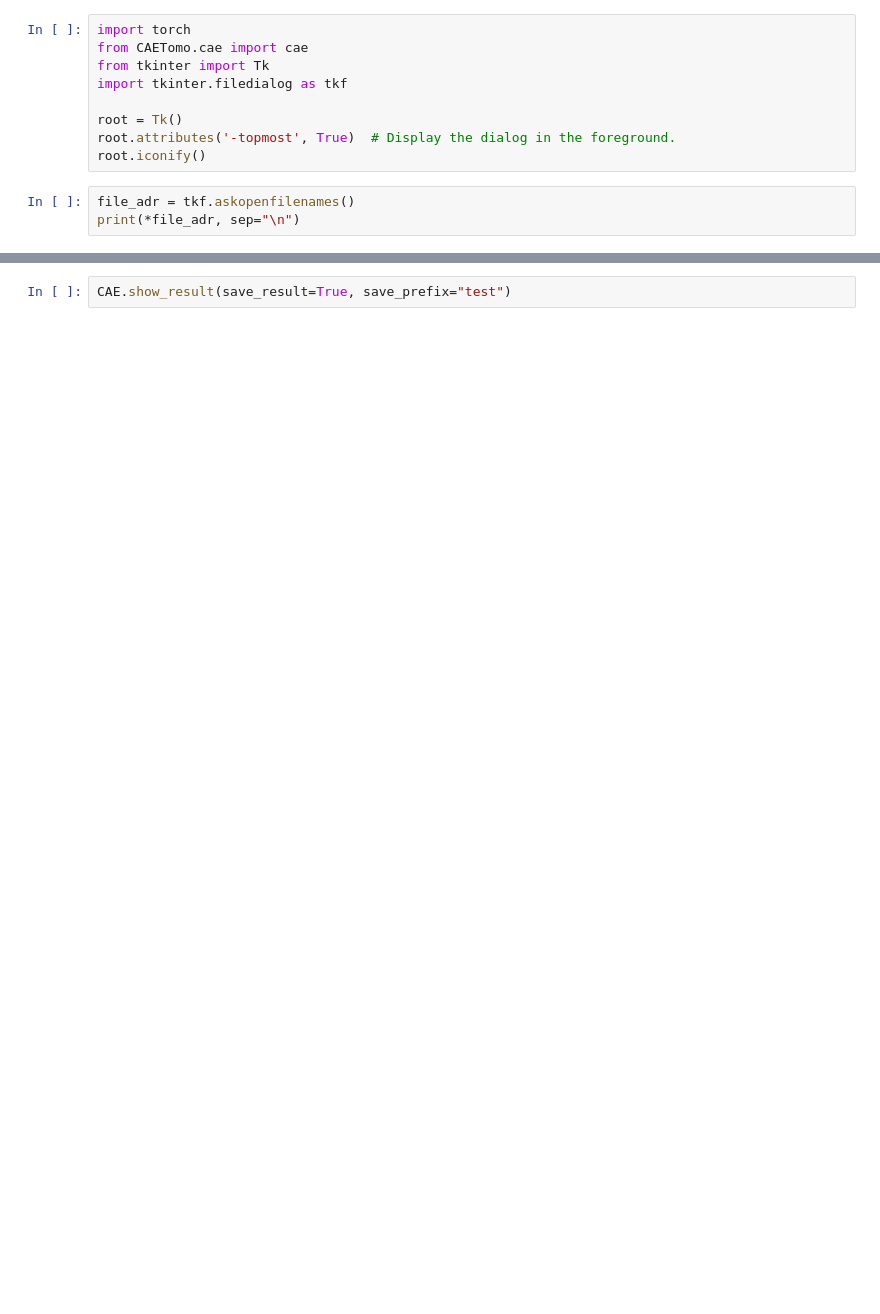
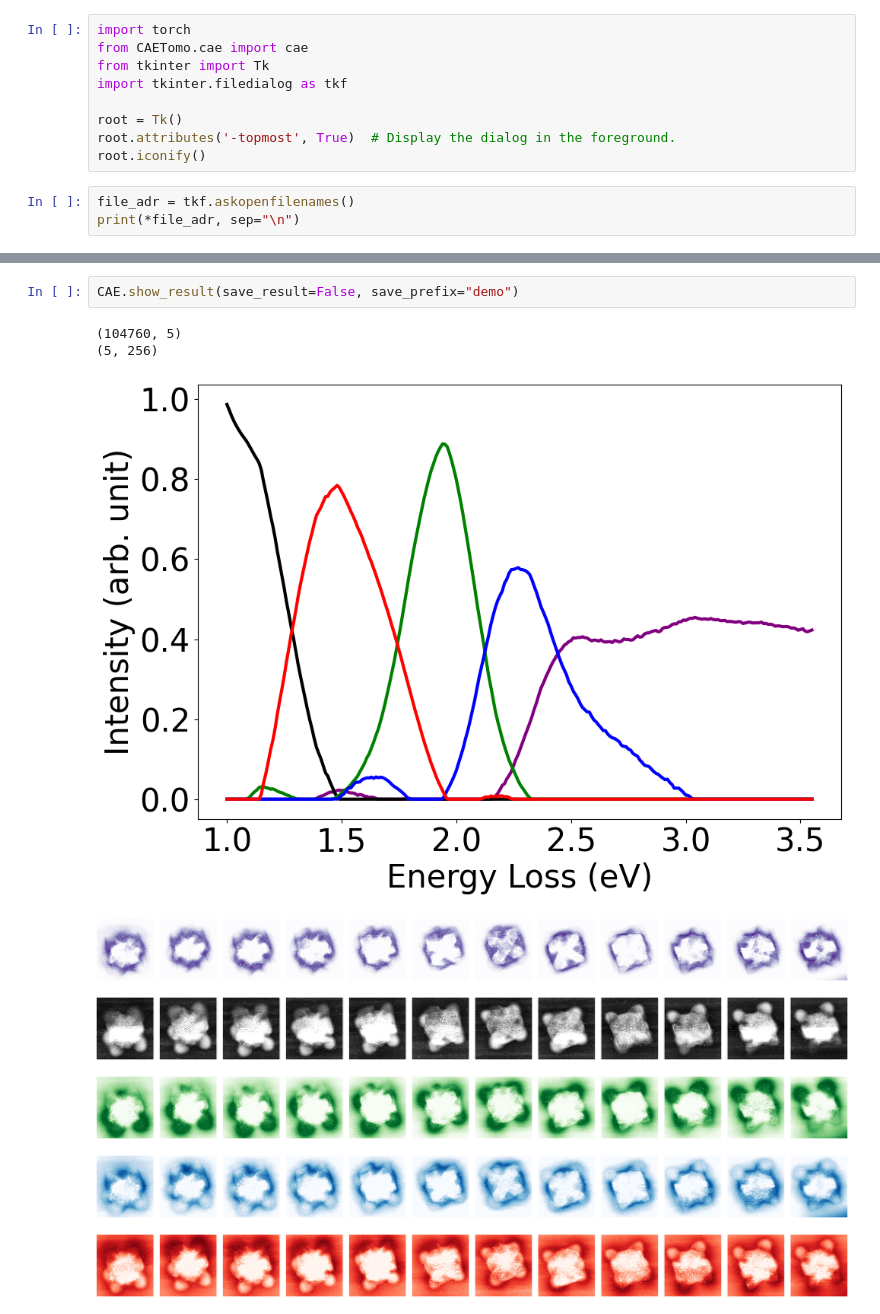
Before and after one commit to jinseuk56/CAETomo, a Jupyter notebook: demonstration_notebook/run_1DCAE.ipynb, the cells around one changed output, grey strips where cells are left out. Saved outputs shown, nothing was run; the diff lists cells and outputs as text; blank space fills up the shorter version.

```diff
--- a/demonstration_notebook/run_1DCAE.ipynb
+++ b/demonstration_notebook/run_1DCAE.ipynb
@@ -39,2 +125,11 @@ CAE.training(n_epoch=10, l_rate=0.01)
 # %%
-CAE.show_result(save_result=True, save_prefix="test")
+CAE.show_result(save_result=False, save_prefix="demo")
+# %% [output]
+(104760, 5)
+(5, 256)
+[figure, added]
+[figure, added]
+[figure, added]
+[figure, added]
+[figure, added]
+[figure, added]
```
Also changed, not shown: parts of 7 cells of this notebook, 6 other files.
